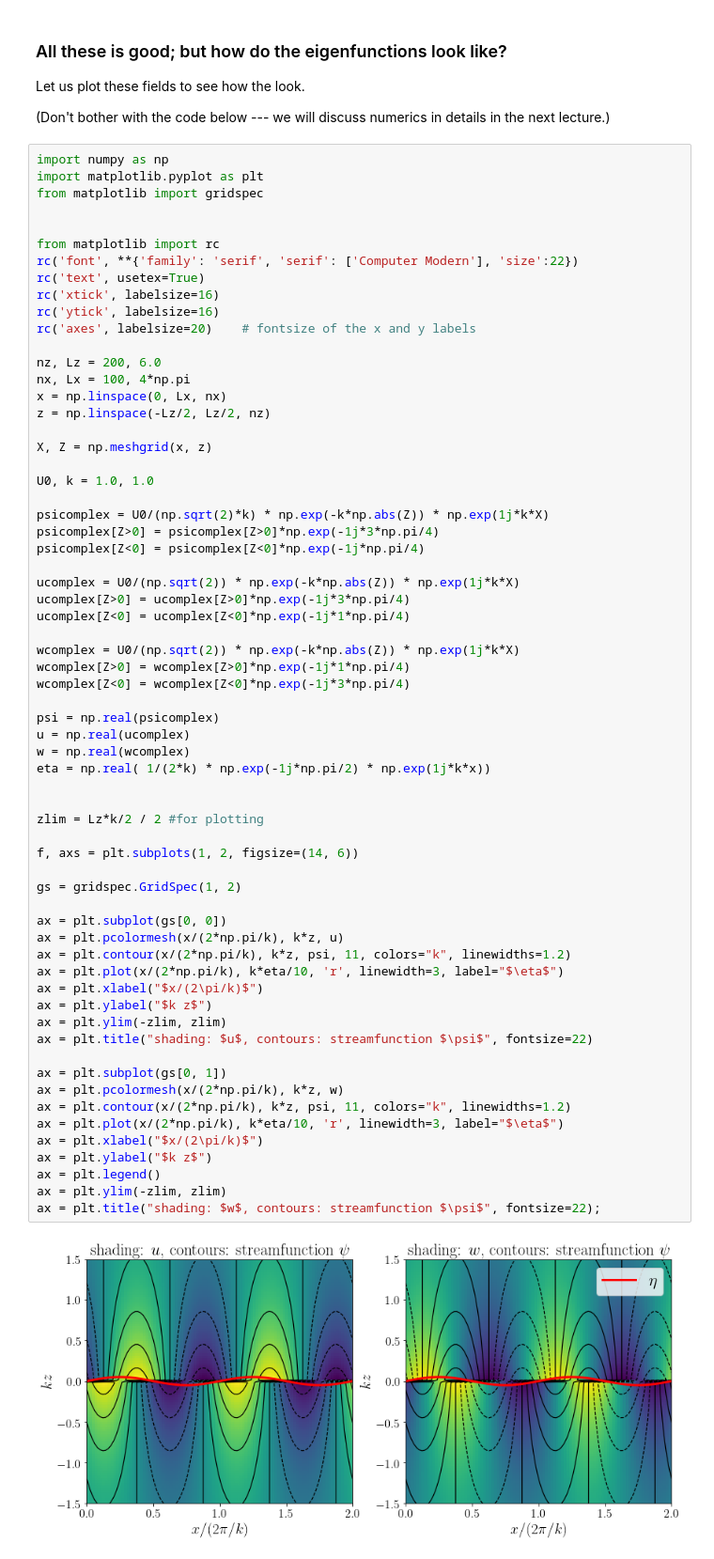
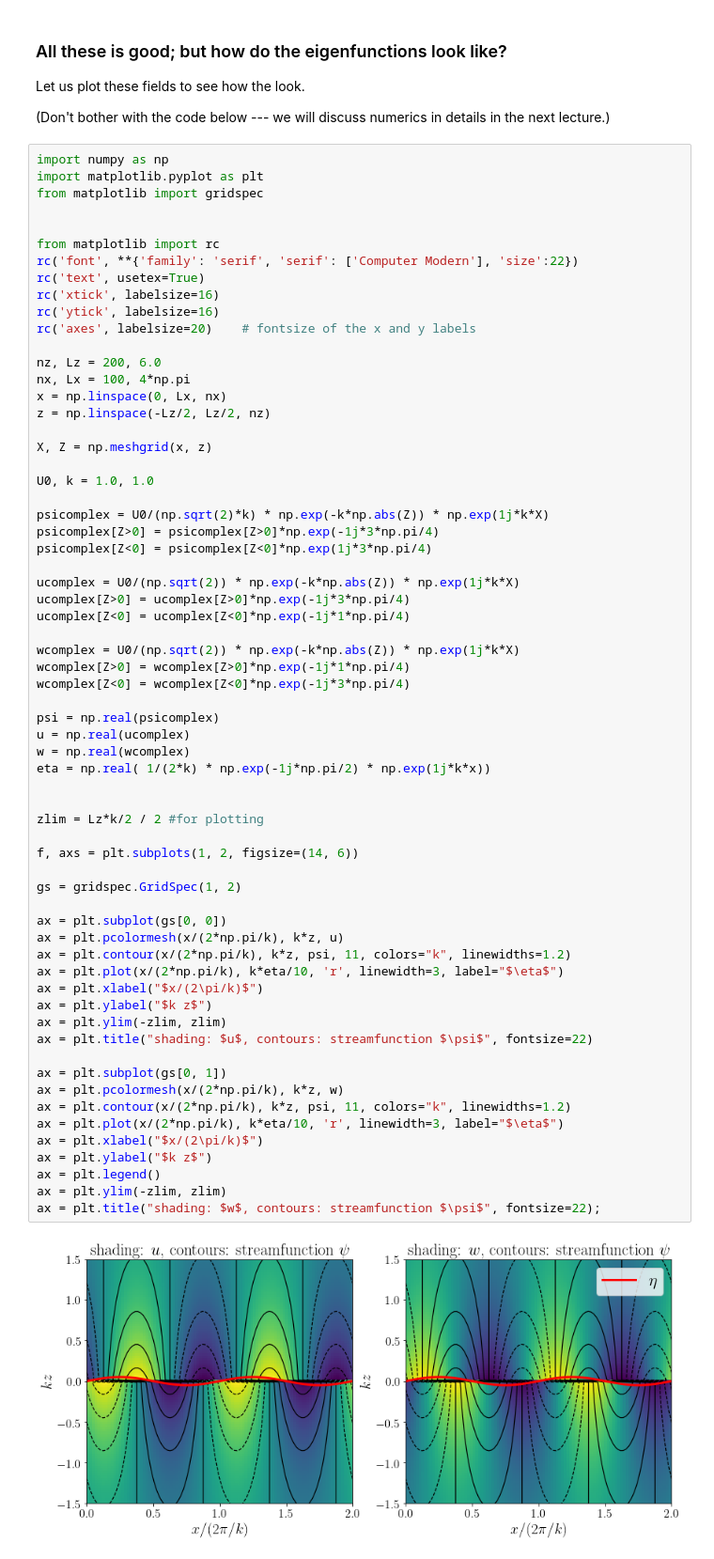
Before and after one commit to navidcy/Instabilities-in-Fluids, a Jupyter notebook: lectures/03-KH-unstratified-analytical.ipynb, the cells around one changed output. Shown at 94% size. Cells and saved outputs as stored; diff of their text form.

```diff
--- a/lectures/03-KH-unstratified-analytical.ipynb
+++ b/lectures/03-KH-unstratified-analytical.ipynb
@@ -342,7 +365,7 @@ U0, k = 1.0, 1.0
 
 psicomplex = U0/(np.sqrt(2)*k) * np.exp(-k*np.abs(Z)) * np.exp(1j*k*X)
 psicomplex[Z>0] = psicomplex[Z>0]*np.exp(-1j*3*np.pi/4)
-psicomplex[Z<0] = psicomplex[Z<0]*np.exp(-1j*np.pi/4)
+psicomplex[Z<0] = psicomplex[Z<0]*np.exp(1j*3*np.pi/4)
 
 ucomplex = U0/(np.sqrt(2)) * np.exp(-k*np.abs(Z)) * np.exp(1j*k*X)
 ucomplex[Z>0] = ucomplex[Z>0]*np.exp(-1j*3*np.pi/4)
@@ -356,31 +379,31 @@ psi = np.real(psicomplex)
 u = np.real(ucomplex)
 w = np.real(wcomplex)
 eta = np.real( 1/(2*k) * np.exp(-1j*np.pi/2) * np.exp(1j*k*x))
 
 
 zlim = Lz*k/2 / 2 #for plotting
 
 f, axs = plt.subplots(1, 2, figsize=(14, 6))
 
 gs = gridspec.GridSpec(1, 2)
 
 ax = plt.subplot(gs[0, 0])
 ax = plt.pcolormesh(x/(2*np.pi/k), k*z, u)
 ax = plt.contour(x/(2*np.pi/k), k*z, psi, 11, colors="k", linewidths=1.2)
 ax = plt.plot(x/(2*np.pi/k), k*eta/10, 'r', linewidth=3, label="$\eta$")
 ax = plt.xlabel("$x/(2\pi/k)$")
 ax = plt.ylabel("$k z$")
 ax = plt.ylim(-zlim, zlim)
 ax = plt.title("shading: $u$, contours: streamfunction $\psi$", fontsize=22)
 
 ax = plt.subplot(gs[0, 1])
 ax = plt.pcolormesh(x/(2*np.pi/k), k*z, w)
 ax = plt.contour(x/(2*np.pi/k), k*z, psi, 11, colors="k", linewidths=1.2)
 ax = plt.plot(x/(2*np.pi/k), k*eta/10, 'r', linewidth=3, label="$\eta$")
 ax = plt.xlabel("$x/(2\pi/k)$")
 ax = plt.ylabel("$k z$")
 ax = plt.legend()
 ax = plt.ylim(-zlim, zlim)
 ax = plt.title("shading: $w$, contours: streamfunction $\psi$", fontsize=22);
 # %% [output]
-[figure, old version]
+[figure, new version]
```
Also changed, not shown: parts of 3 cells of this notebook.
